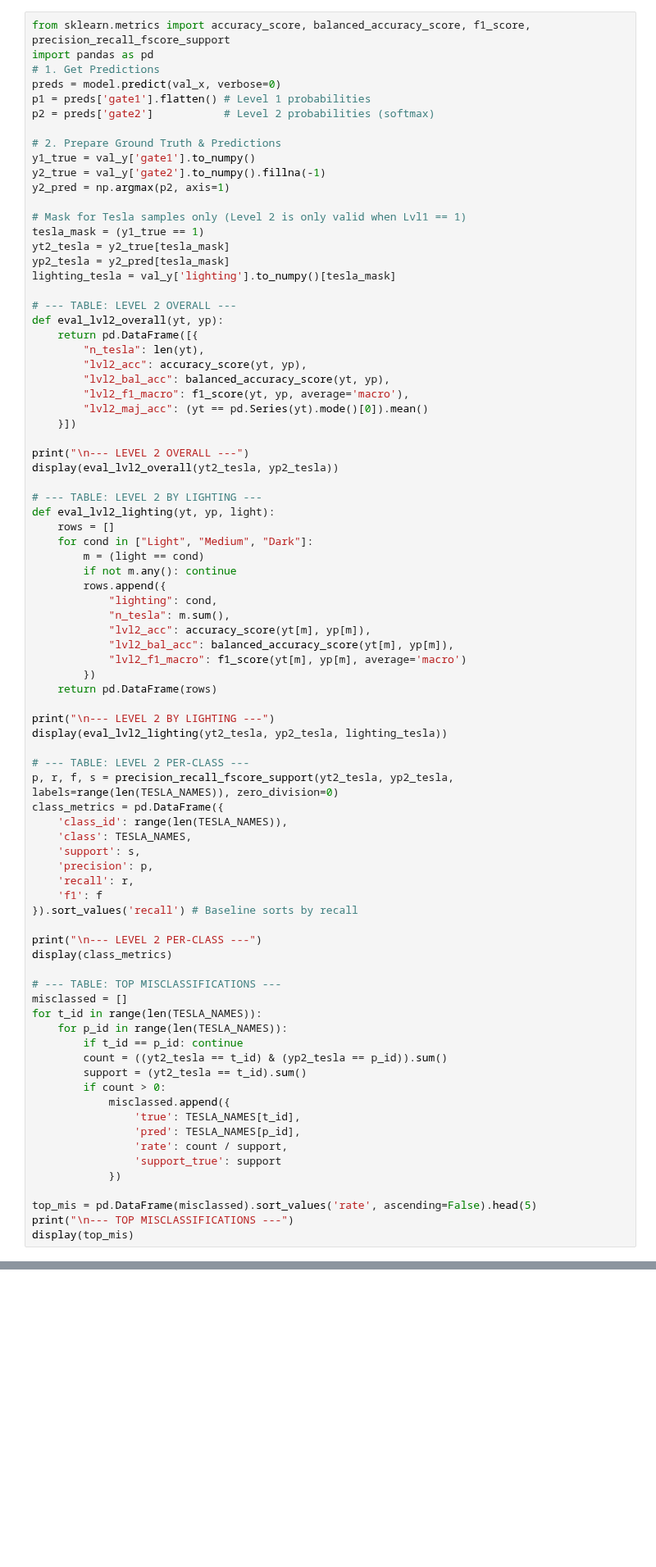
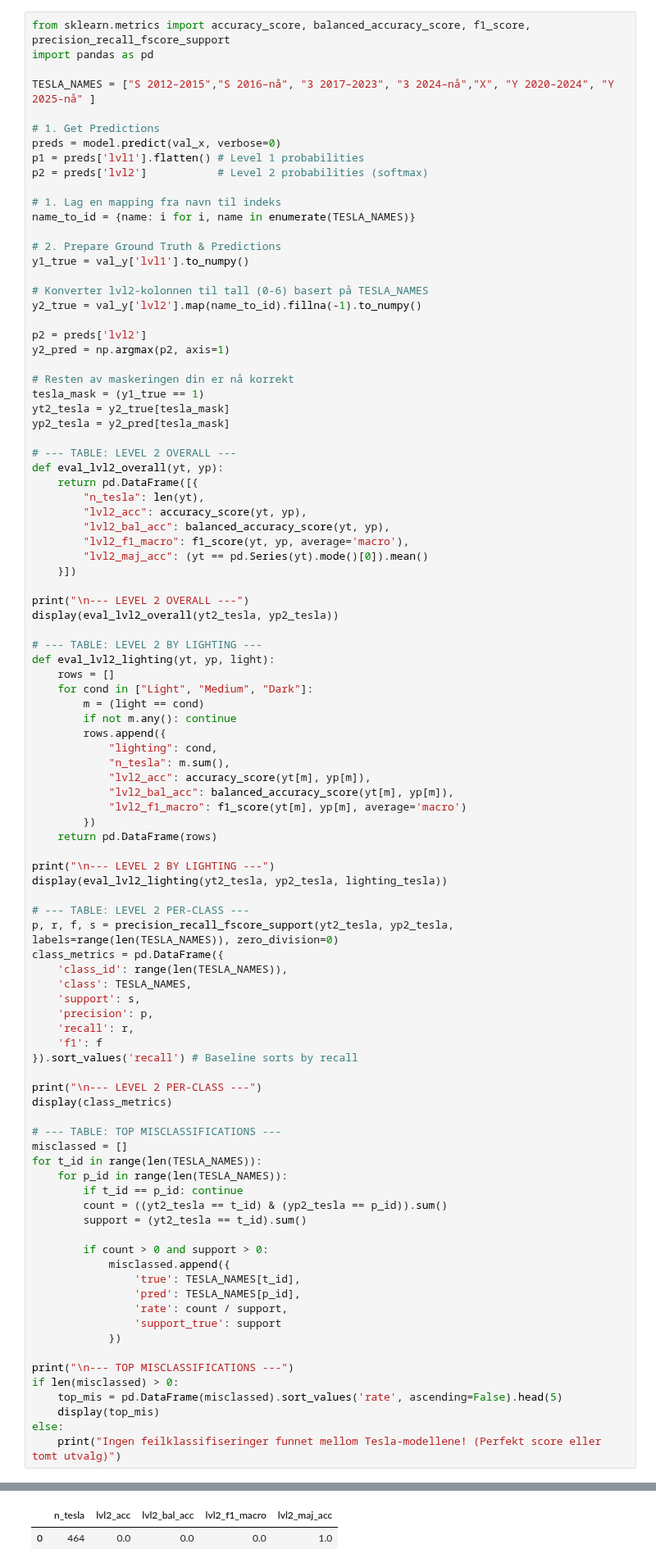
Before and after one commit to jkaste03/visual-vehicle-recognition-varying-lighting-conditions, a Jupyter notebook: notebooks/Overfitted_cnn.ipynb, the cells around one changed output, grey strips where cells are left out. Shown at 82% size. Cells and saved outputs as stored; diff of their text form; blank space fills up the shorter version.

```diff
--- a/notebooks/Overfitted_cnn.ipynb
+++ b/notebooks/Overfitted_cnn.ipynb
@@ -202,21 +196,30 @@ display(eval_lvl1_by_lighting(y1_true, p1, val_y['lighting']))
 # %%
 from sklearn.metrics import accuracy_score, balanced_accuracy_score, f1_score, precision_recall_fscore_support
 import pandas as pd
+
+TESLA_NAMES = ["S 2012–2015","S 2016–nå", "3 2017–2023", "3 2024–nå","X", "Y 2020–2024", "Y 2025-nå" ]
+
 # 1. Get Predictions
 preds = model.predict(val_x, verbose=0)
-p1 = preds['gate1'].flatten() # Level 1 probabilities
-p2 = preds['gate2']           # Level 2 probabilities (softmax)
+p1 = preds['lvl1'].flatten() # Level 1 probabilities
+p2 = preds['lvl2']           # Level 2 probabilities (softmax)
+
+# 1. Lag en mapping fra navn til indeks
+name_to_id = {name: i for i, name in enumerate(TESLA_NAMES)}
 
 # 2. Prepare Ground Truth & Predictions
-y1_true = val_y['gate1'].to_numpy()
-y2_true = val_y['gate2'].to_numpy().fillna(-1)
+y1_true = val_y['lvl1'].to_numpy()
+
+# Konverter lvl2-kolonnen til tall (0-6) basert på TESLA_NAMES
+y2_true = val_y['lvl2'].map(name_to_id).fillna(-1).to_numpy()
+
+p2 = preds['lvl2']
 y2_pred = np.argmax(p2, axis=1)
 
-# Mask for Tesla samples only (Level 2 is only valid when Lvl1 == 1)
+# Resten av maskeringen din er nå korrekt
 tesla_mask = (y1_true == 1)
 yt2_tesla = y2_true[tesla_mask]
 yp2_tesla = y2_pred[tesla_mask]
-lighting_tesla = val_y['lighting'].to_numpy()[tesla_mask]
 
 # --- TABLE: LEVEL 2 OVERALL ---
 def eval_lvl2_overall(yt, yp):
@@ -253,33 +256,39 @@ display(eval_lvl2_lighting(yt2_tesla, yp2_tesla, lighting_tesla))
 p, r, f, s = precision_recall_fscore_support(yt2_tesla, yp2_tesla, labels=range(len(TESLA_NAMES)), zero_division=0)
 class_metrics = pd.DataFrame({
     'class_id': range(len(TESLA_NAMES)),
     'class': TESLA_NAMES,
     'support': s,
     'precision': p,
     'recall': r,
     'f1': f
 }).sort_values('recall') # Baseline sorts by recall
 
 print("\n--- LEVEL 2 PER-CLASS ---")
 display(class_metrics)
 
 # --- TABLE: TOP MISCLASSIFICATIONS ---
 misclassed = []
 for t_id in range(len(TESLA_NAMES)):
     for p_id in range(len(TESLA_NAMES)):
         if t_id == p_id: continue
         count = ((yt2_tesla == t_id) & (yp2_tesla == p_id)).sum()
         support = (yt2_tesla == t_id).sum()
-        if count > 0:
+
+        if count > 0 and support > 0:
             misclassed.append({
                 'true': TESLA_NAMES[t_id],
                 'pred': TESLA_NAMES[p_id],
                 'rate': count / support,
                 'support_true': support
             })
 
-top_mis = pd.DataFrame(misclassed).sort_values('rate', ascending=False).head(5)
 print("\n--- TOP MISCLASSIFICATIONS ---")
-display(top_mis)
+if len(misclassed) > 0:
+    top_mis = pd.DataFrame(misclassed).sort_values('rate', ascending=False).head(5)
+    display(top_mis)
+else:
+    print("Ingen feilklassifiseringer funnet mellom Tesla-modellene! (Perfekt score eller tomt utvalg)")
 # %% [output]
 --- LEVEL 2 OVERALL ---
+|  | n_tesla | lvl2_acc | lvl2_bal_acc | lvl2_f1_macro | lvl2_maj_acc |
+| 0 | 464 | 0.0 | 0.0 | 0.0 | 1.0 |
```
Also changed, not shown: parts of 9 cells of this notebook, 16 other files.
